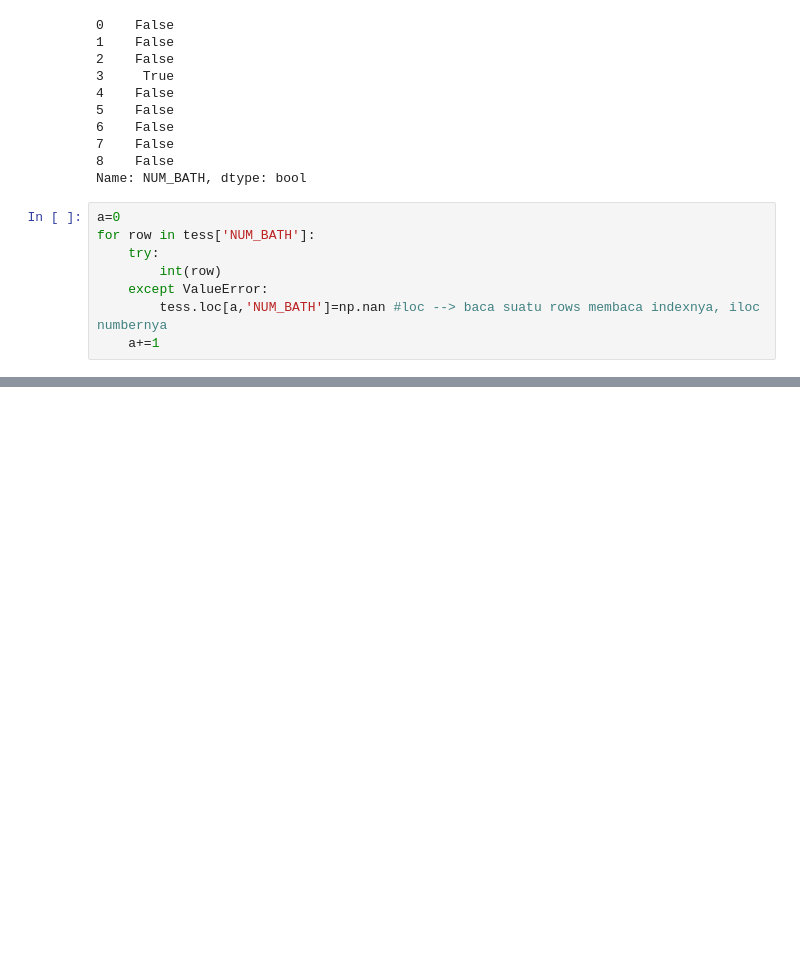
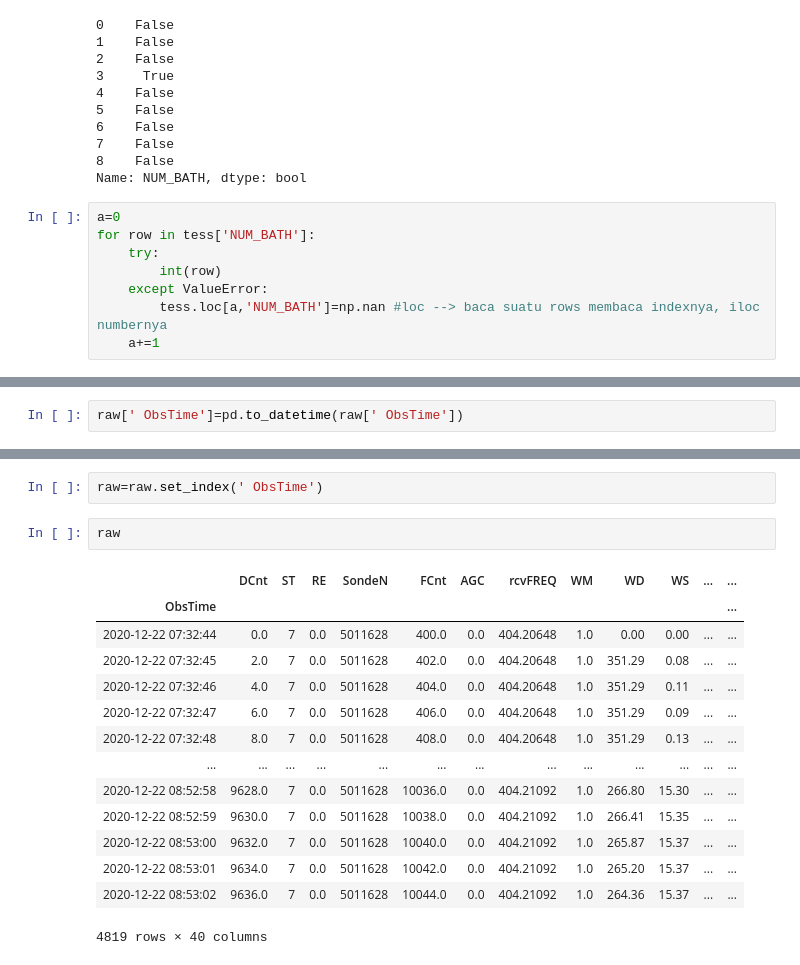
Before and after one commit to pHeesari/H8_050, a Jupyter notebook: Intro_to_Python.ipynb, the cells around one changed output, grey strips where cells are left out. Saved outputs shown, nothing was run; the diff lists cells and outputs as text; blank space fills up the shorter version.

```diff
--- a/Intro_to_Python.ipynb
+++ b/Intro_to_Python.ipynb
@@ -754,0 +873,2 @@ tess.head(10)
+# %%
+raw[' ObsTime']=pd.to_datetime(raw[' ObsTime'])
@@ -754,0 +895,19 @@ tess.head(10)
+# %%
+raw=raw.set_index(' ObsTime')
+# %%
+raw
+# %% [output]
+|  | DCnt | ST | RE | SondeN | FCnt | AGC | rcvFREQ | WM | WD | WS | ... | ... |
+| ObsTime |  |  |  |  |  |  |  |  |  |  |  | ... |
+| 2020-12-22 07:32:44 | 0.0 | 7 | 0.0 | 5011628 | 400.0 | 0.0 | 404.20648 | 1.0 | 0.00 | 0.00 | ... | ... |
+| 2020-12-22 07:32:45 | 2.0 | 7 | 0.0 | 5011628 | 402.0 | 0.0 | 404.20648 | 1.0 | 351.29 | 0.08 | ... | ... |
+| 2020-12-22 07:32:46 | 4.0 | 7 | 0.0 | 5011628 | 404.0 | 0.0 | 404.20648 | 1.0 | 351.29 | 0.11 | ... | ... |
+| 2020-12-22 07:32:47 | 6.0 | 7 | 0.0 | 5011628 | 406.0 | 0.0 | 404.20648 | 1.0 | 351.29 | 0.09 | ... | ... |
+| 2020-12-22 07:32:48 | 8.0 | 7 | 0.0 | 5011628 | 408.0 | 0.0 | 404.20648 | 1.0 | 351.29 | 0.13 | ... | ... |
+| ... | ... | ... | ... | ... | ... | ... | ... | ... | ... | ... | ... | ... |
+| 2020-12-22 08:52:58 | 9628.0 | 7 | 0.0 | 5011628 | 10036.0 | 0.0 | 404.21092 | 1.0 | 266.80 | 15.30 | ... | ... |
+| 2020-12-22 08:52:59 | 9630.0 | 7 | 0.0 | 5011628 | 10038.0 | 0.0 | 404.21092 | 1.0 | 266.41 | 15.35 | ... | ... |
+| 2020-12-22 08:53:00 | 9632.0 | 7 | 0.0 | 5011628 | 10040.0 | 0.0 | 404.21092 | 1.0 | 265.87 | 15.37 | ... | ... |
+| 2020-12-22 08:53:01 | 9634.0 | 7 | 0.0 | 5011628 | 10042.0 | 0.0 | 404.21092 | 1.0 | 265.20 | 15.37 | ... | ... |
+| 2020-12-22 08:53:02 | 9636.0 | 7 | 0.0 | 5011628 | 10044.0 | 0.0 | 404.21092 | 1.0 | 264.36 | 15.37 | ... | ... |
+4819 rows × 40 columns
```
Also changed, not shown: parts of 20 cells of this notebook.
